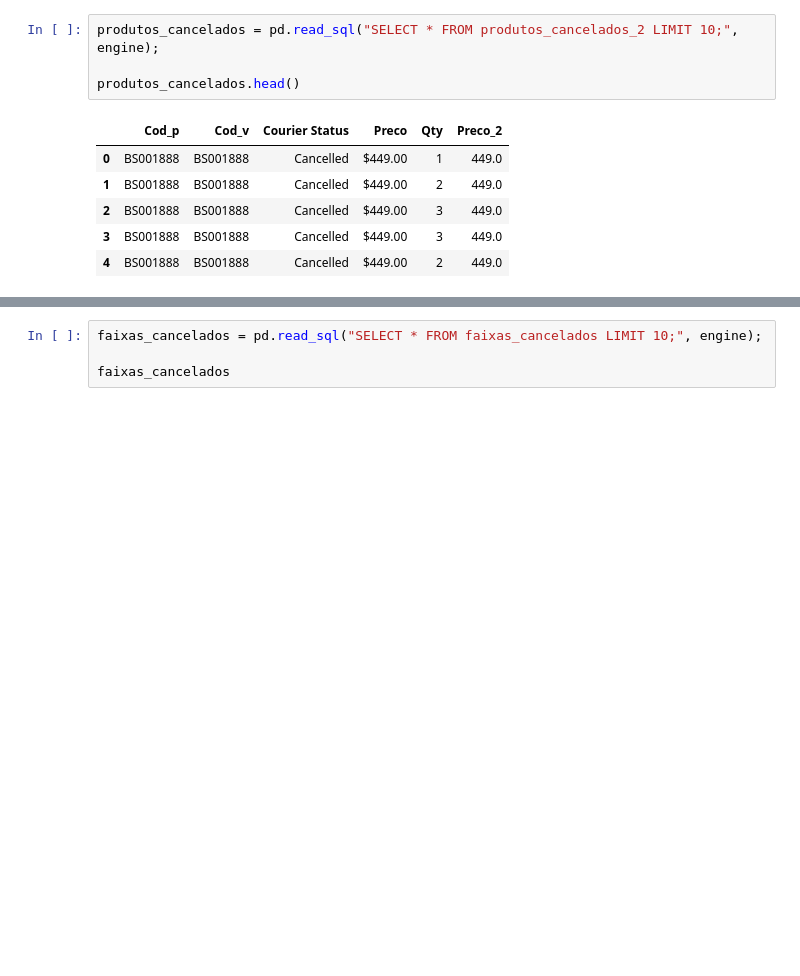
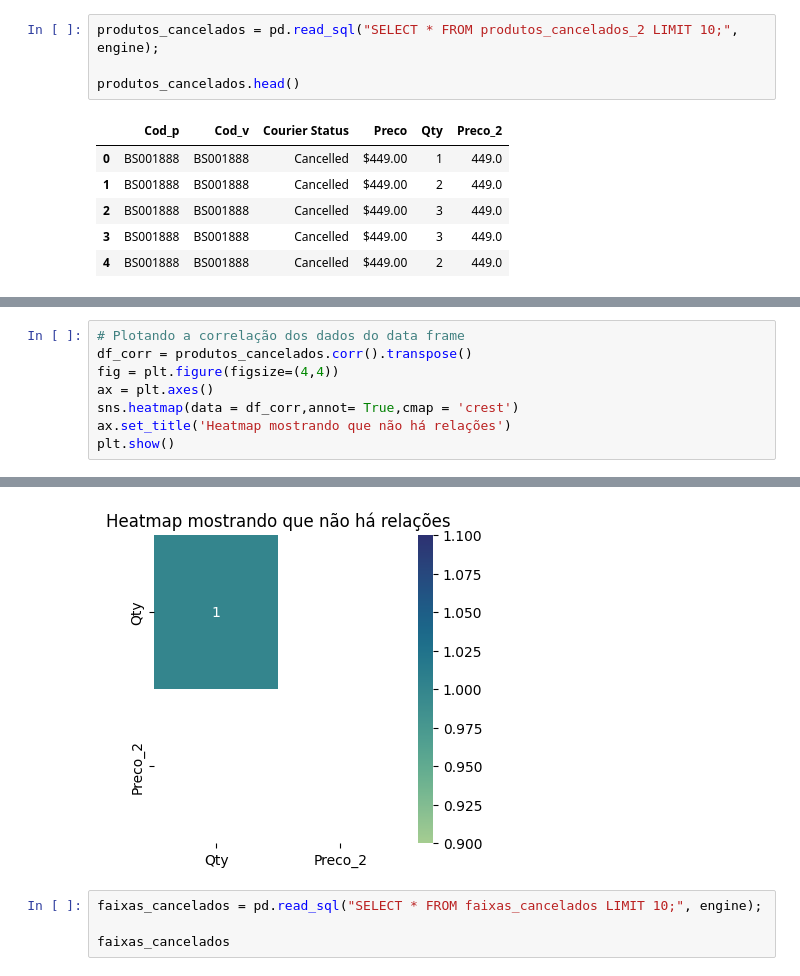
Before and after one commit to nalucena/DS-BD-PROJETO-DIVERSIDADETECH, a Jupyter notebook: projeto.ipynb, the cells around one changed output, grey strips where cells are left out. Drawn from its saved outputs; the diff is of its cells as text; blank space fills up the shorter version.

```diff
--- a/projeto.ipynb
+++ b/projeto.ipynb
@@ -25,0 +41,9 @@ produtos_cancelados.head()
+# %%
+# Plotando a correlação dos dados do data frame
+df_corr = produtos_cancelados.corr().transpose()
+fig = plt.figure(figsize=(4,4))
+ax = plt.axes()
+sns.heatmap(data = df_corr,annot= True,cmap = 'crest')
+ax.set_title('Heatmap mostrando que não há relações')
+plt.show()
+# %% [output]
@@ -26,3 +51,4 @@ produtos_cancelados.head()
+[figure, added]
 # %%
 faixas_cancelados = pd.read_sql("SELECT * FROM faixas_cancelados LIMIT 10;", engine);
 
```
Also changed, not shown: parts of 9 cells of this notebook, 7 other files.
